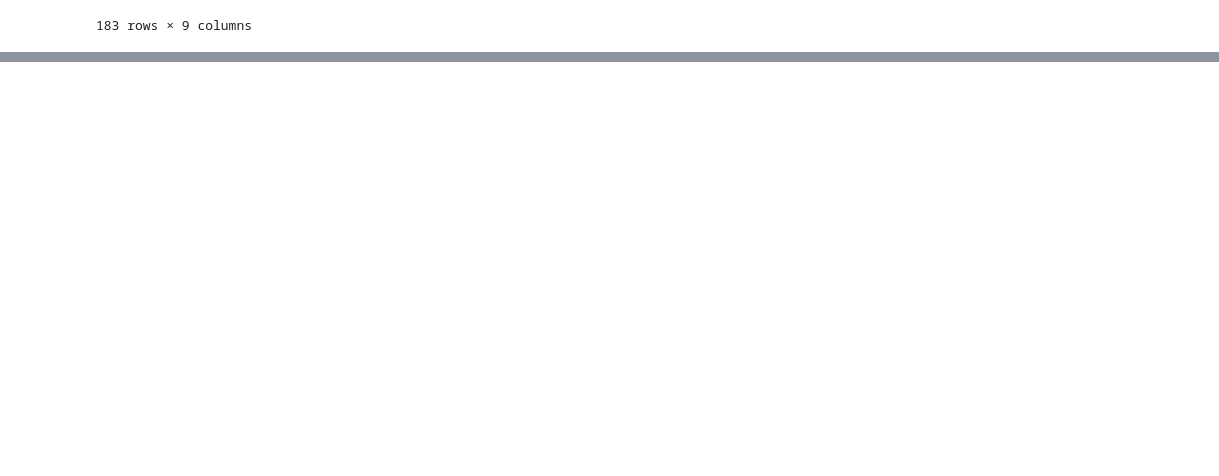
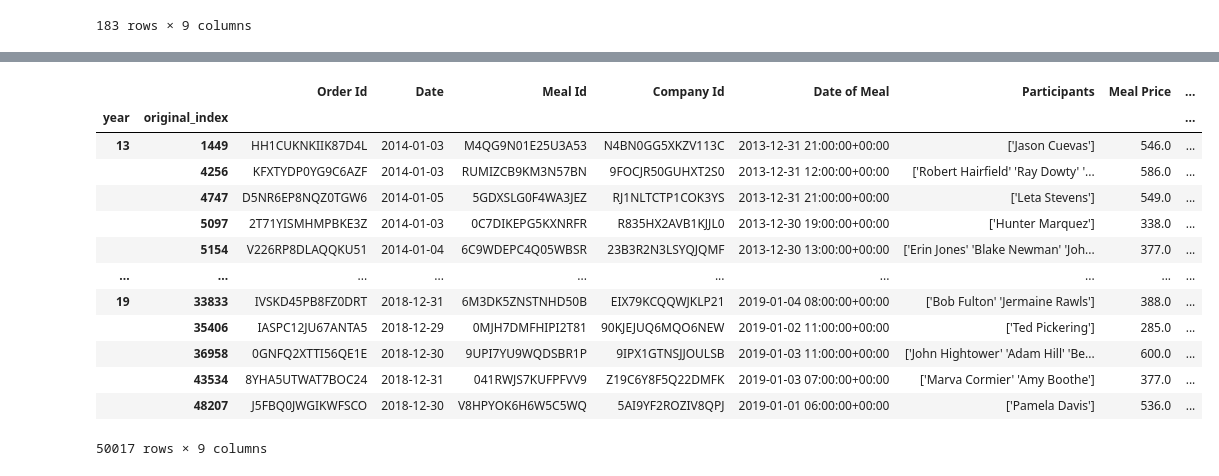
Before and after one commit to RedOx22/real-world-machine-learning, a Jupyter notebook: pandas_advanced_techniques.ipynb, the cells around one changed output, grey strips where cells are left out. Drawn from its saved outputs; the diff is of its cells as text; code cells hidden in the pictures; blank space fills up the shorter version.

```diff
--- a/pandas_advanced_techniques.ipynb
+++ b/pandas_advanced_techniques.ipynb
@@ -410,0 +455,8 @@ invoices[invoices['Participants'].str.contains('Bruce')]
+# %%
+y_2013 = invoices[invoices['Date of Meal'].dt.year == 2013].copy()
+y_2014 = invoices[invoices['Date of Meal'].dt.year == 2014].copy()
+y_2015 = invoices[invoices['Date of Meal'].dt.year == 2015].copy()
+y_2016 = invoices[invoices['Date of Meal'].dt.year == 2016].copy()
+y_2017 = invoices[invoices['Date of Meal'].dt.year == 2017].copy()
+y_2018 = invoices[invoices['Date of Meal'].dt.year == 2018].copy()
+y_2019 = invoices[invoices['Date of Meal'].dt.year == 2019].copy()
@@ -410,0 +479,21 @@ invoices[invoices['Participants'].str.contains('Bruce')]
+# %%
+pd.concat(
+    [y_2013,y_2014,y_2015,y_2016,y_2017,y_2018,y_2019],
+    keys=[13,14,15,16,17,18,19],
+    names=['year','original_index']
+)
+# %% [output]
+|  |  | Order Id | Date | Meal Id | Company Id | Date of Meal | Participants | Meal Price | ... |
+| year | original_index |  |  |  |  |  |  |  | ... |
+| 13 | 1449 | HH1CUKNKIIK87D4L | 2014-01-03 | M4QG9N01E25U3A53 | N4BN0GG5XKZV113C | 2013-12-31 21:00:00+00:00 | ['Jason Cuevas'] | 546.0 | ... |
+|  | 4256 | KFXTYDP0YG9C6AZF | 2014-01-03 | RUMIZCB9KM3N57BN | 9FOCJR50GUHXT2S0 | 2013-12-31 12:00:00+00:00 | ['Robert Hairfield' 'Ray Dowty' '... | 586.0 | ... |
+|  | 4747 | D5NR6EP8NQZ0TGW6 | 2014-01-05 | 5GDXSLG0F4WA3JEZ | RJ1NLTCTP1COK3YS | 2013-12-31 21:00:00+00:00 | ['Leta Stevens'] | 549.0 | ... |
+|  | 5097 | 2T71YISMHMPBKE3Z | 2014-01-03 | 0C7DIKEPG5KXNRFR | R835HX2AVB1KJJL0 | 2013-12-30 19:00:00+00:00 | ['Hunter Marquez'] | 338.0 | ... |
+|  | 5154 | V226RP8DLAQQKU51 | 2014-01-04 | 6C9WDEPC4Q05WBSR | 23B3R2N3LSYQJQMF | 2013-12-30 13:00:00+00:00 | ['Erin Jones' 'Blake Newman' 'Joh... | 377.0 | ... |
+| ... | ... | ... | ... | ... | ... | ... | ... | ... | ... |
+| 19 | 33833 | IVSKD45PB8FZ0DRT | 2018-12-31 | 6M3DK5ZNSTNHD50B | EIX79KCQQWJKLP21 | 2019-01-04 08:00:00+00:00 | ['Bob Fulton' 'Jermaine Rawls'] | 388.0 | ... |
+|  | 35406 | IASPC12JU67ANTA5 | 2018-12-29 | 0MJH7DMFHIPI2T81 | 90KJEJUQ6MQO6NEW | 2019-01-02 11:00:00+00:00 | ['Ted Pickering'] | 285.0 | ... |
+|  | 36958 | 0GNFQ2XTTI56QE1E | 2018-12-30 | 9UPI7YU9WQDSBR1P | 9IPX1GTNSJJOULSB | 2019-01-03 11:00:00+00:00 | ['John Hightower' 'Adam Hill' 'Be... | 600.0 | ... |
+|  | 43534 | 8YHA5UTWAT7BOC24 | 2018-12-31 | 041RWJS7KUFPFVV9 | Z19C6Y8F5Q22DMFK | 2019-01-03 07:00:00+00:00 | ['Marva Cormier' 'Amy Boothe'] | 377.0 | ... |
+|  | 48207 | J5FBQ0JWGIKWFSCO | 2018-12-30 | V8HPYOK6H6W5C5WQ | 5AI9YF2ROZIV8QPJ | 2019-01-01 06:00:00+00:00 | ['Pamela Davis'] | 536.0 | ... |
+50017 rows × 9 columns
```
Also changed, not shown: parts of 28 cells of this notebook.
